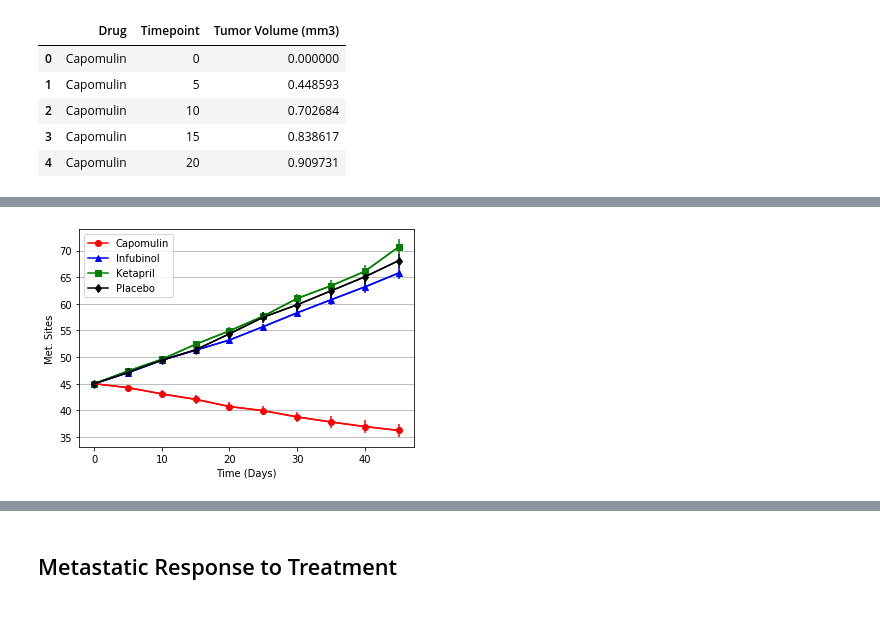
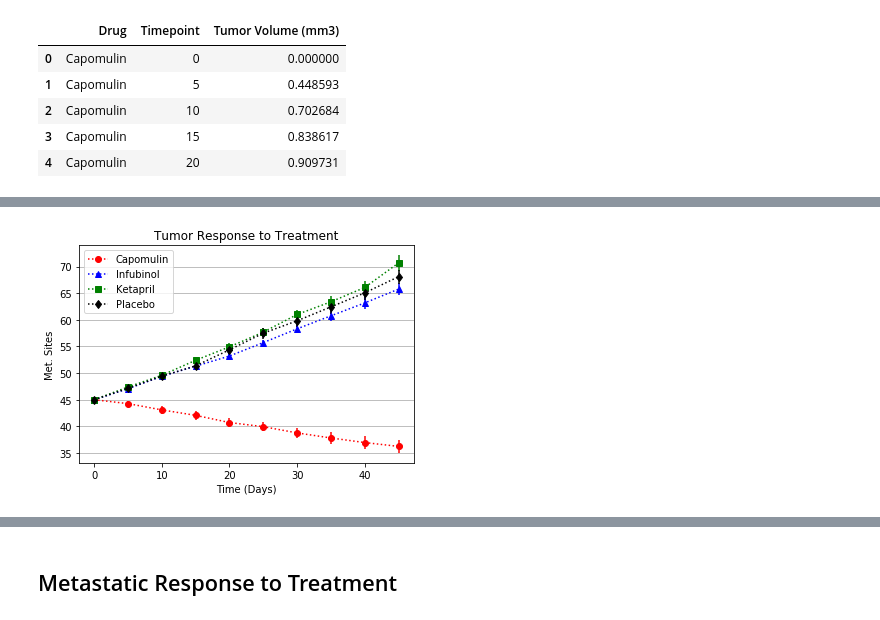
Before and after one commit to arnoldmacamos/matplotlib-challenge, a Jupyter notebook: Pymaceuticals/pymaceuticals.ipynb, the cells around one changed output, grey strips where cells are left out. Saved outputs shown, nothing was run; the diff lists cells and outputs as text; code cells hidden in the pictures.

```diff
--- a/Pymaceuticals/pymaceuticals.ipynb
+++ b/Pymaceuticals/pymaceuticals.ipynb
@@ -41,9 +28,10 @@ df_merged_mdrug_ctrial.head()
 # %%
+#get dataframe of average tumor volume by timepoint and drug
 grouped_drug_timepoint = df_merged_mdrug_ctrial.groupby(['Drug','Timepoint'])
 
-df_drug_timepoint_mean = pd.DataFrame({'Tumor Volume (mm3)':grouped_drug_timepoint['Tumor Volume (mm3)'].mean()}).reset_index()
+df_drug_tumor_response_mean = pd.DataFrame({'Tumor Volume (mm3)':grouped_drug_timepoint['Tumor Volume (mm3)'].mean()}).reset_index()
 
-df_drug_timepoint_mean.head()
+df_drug_tumor_response_mean.head()
 # %% [output]
 |  | Drug | Timepoint | Tumor Volume (mm3) |
 | 0 | Capomulin | 0 | 45.000000 |
@@ -52,14 +40,9 @@ df_drug_timepoint_mean.head()
 | 3 | Capomulin | 15 | 42.064317 |
 | 4 | Capomulin | 20 | 40.716325 |
 # %%
-# Store the Standard Error of Tumor Volumes Grouped by Drug and Timepoint
-# Convert to DataFrame
-# Preview DataFrame
-grouped_drug_timepoint = df_merged_mdrug_ctrial.groupby(['Drug','Timepoint'])
-
-df_drug_response_sem = pd.DataFrame({'Tumor Volume (mm3)':grouped_drug_timepoint['Tumor Volume (mm3)'].sem() }).reset_index()
-
-df_drug_response_sem.head()
+#get dataframe of standard error of tumor volume by timepoint and drug
+df_drug_tumor_response_sem = pd.DataFrame({'Tumor Volume (mm3)':grouped_drug_timepoint['Tumor Volume (mm3)'].sem() }).reset_index()
+df_drug_tumor_response_sem.head()
 # %% [output]
 |  | Drug | Timepoint | Tumor Volume (mm3) |
 | 0 | Capomulin | 0 | 0.000000 |
@@ -87,0 +53,4 @@ df_drug_timepoint_mean_reformat
+# %%
+# Reformat dataframe row = timepoint, columns = mean tumor volumes by drug
+df_drug_tumor_response_mean_reformat = df_drug_tumor_response_mean.pivot(index='Timepoint',columns='Drug',values='Tumor Volume (mm3)')
+df_drug_tumor_response_mean_reformat
@@ -88,23 +70,24 @@ df_drug_timepoint_mean_reformat
 # %%
 # Generate the Plot (with Error Bars)
 fig, ax = plt.subplots()
-data = df_drug_timepoint_mean_reformat
+data = df_drug_tumor_response_mean_reformat
 
 lst_chart_specs = [{'drug':'Capomulin','color':'red','marker':'o'},
                       {'drug':'Infubinol','color':'blue','marker':'^'},
                       {'drug':'Ketapril','color':'green','marker':'s'},
                       {'drug':'Placebo','color':'black','marker':'d'}]
 
 for chart_specs in lst_chart_specs:
-    sem_response = df_drug_response_sem.loc[df_drug_response_sem['Drug']==chart_specs['drug'], 'Tumor Volume (mm3)']
-    ax.errorbar(data.index, data[chart_specs['drug']],sem_response, color=chart_specs['color'])
-    ax.plot(data.index, data[chart_specs['drug']], color=chart_specs['color'], label=chart_specs['drug'], marker=chart_specs['marker'])
+    sem_response = df_drug_tumor_response_sem.loc[df_drug_tumor_response_sem['Drug']==chart_specs['drug'], 'Tumor Volume (mm3)']
+    ax.errorbar(data.index, data[chart_specs['drug']],sem_response, color=chart_specs['color'], linestyle='')
+    ax.plot(data.index, data[chart_specs['drug']], color=chart_specs['color'], label=chart_specs['drug'], linestyle=':', marker=chart_specs['marker'])
 
-ax.legend(loc='best')
+ax.set_title('Tumor Response to Treatment')
 ax.set_xlabel('Time (Days)')
 ax.set_ylabel('Met. Sites')
+ax.legend(loc='best')
 ax.yaxis.grid()
-fig.savefig('Images/plt_spread.png')
+fig.savefig('Images/treatment_response.png')
 plt.show()
 # %% [output]
-[figure, old version]
+[figure, new version]
```
Also changed, not shown: parts of 22 cells of this notebook, 8 other files.
